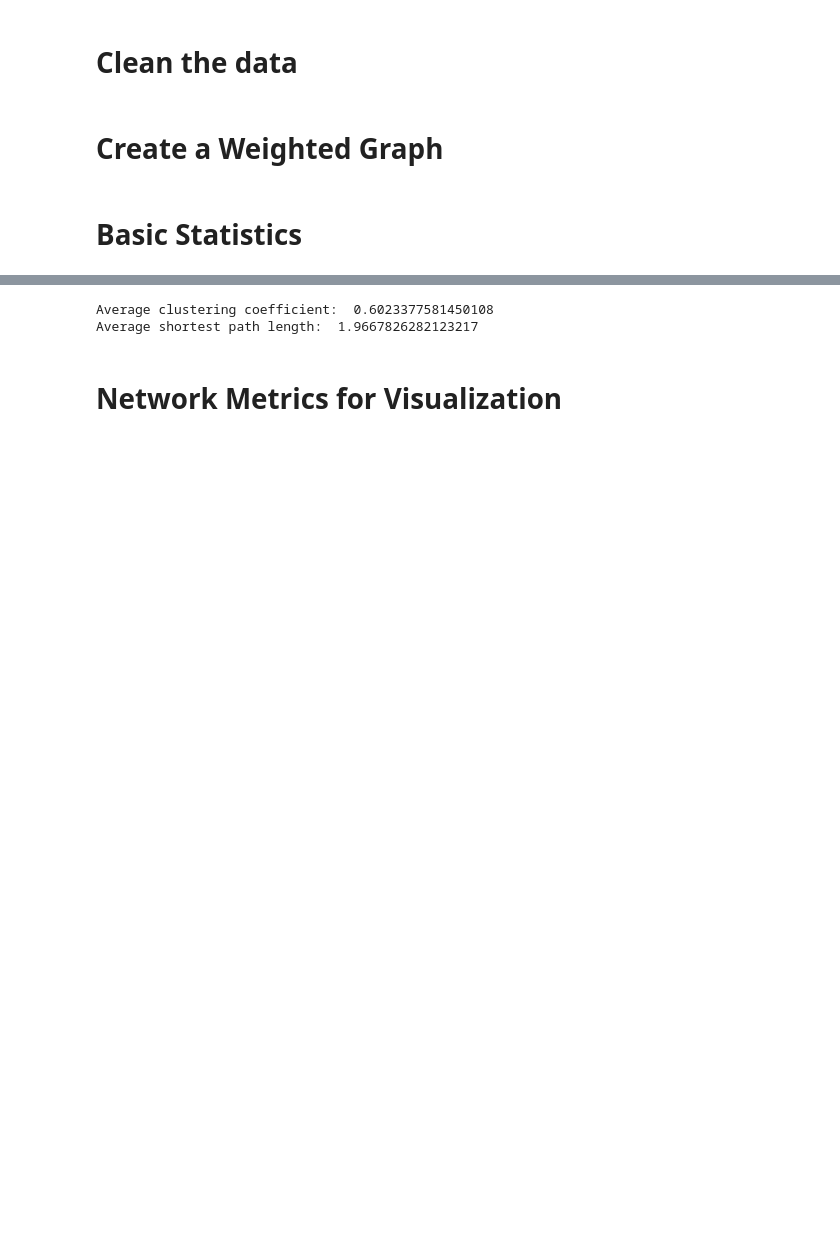
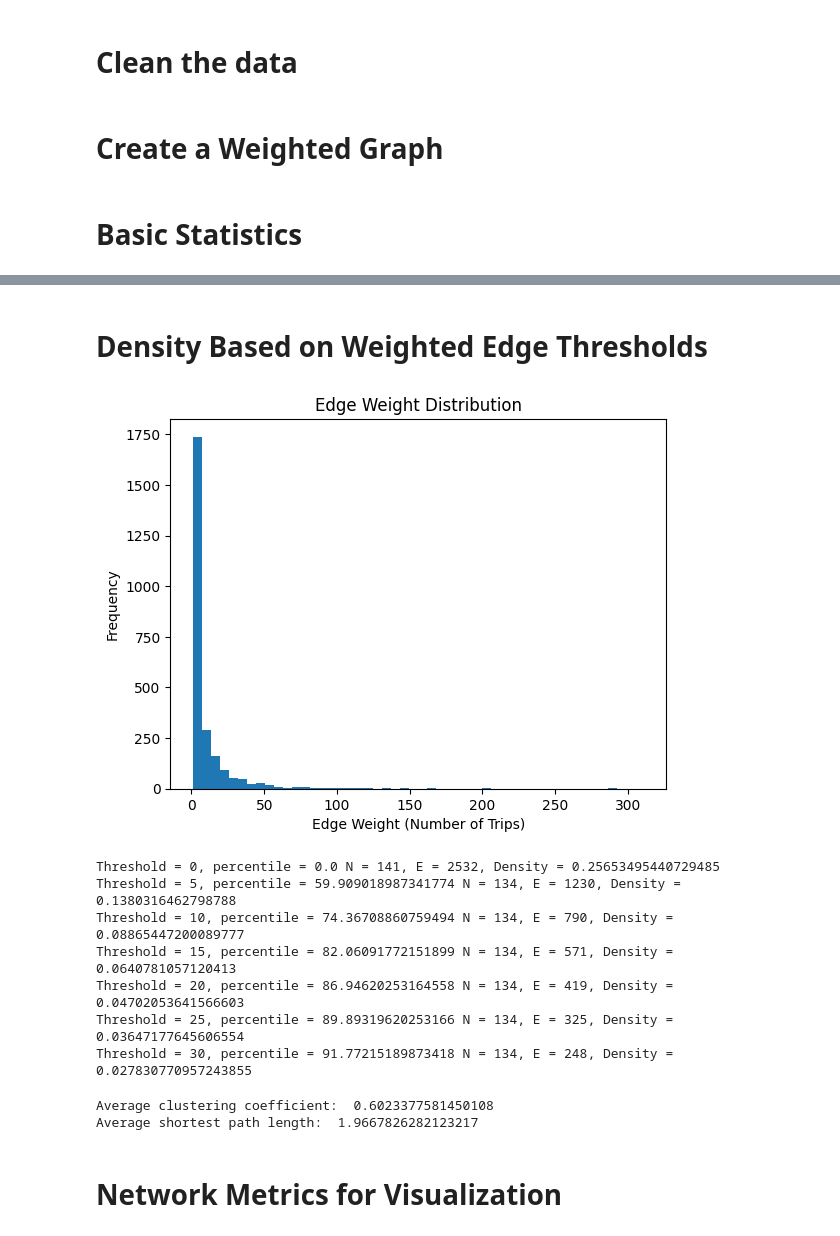
Before and after one commit to jiayizhang123/CPSC672-Project, a Jupyter notebook: Project-citibike.ipynb, the cells around one changed output, grey strips where cells are left out. Drawn from its saved outputs; the diff is of its cells as text; code cells hidden in the pictures; blank space fills up the shorter version.

Commit message:
Added density calculations for various edge weight thresholds

```diff
--- a/Project-citibike.ipynb
+++ b/Project-citibike.ipynb
@@ -124,3 +120,42 @@ plt.show()
+# %% [markdown]
+# Density Based on Weighted Edge Thresholds
+# %%
+
+weights = [weight['weight'] for source, target, weight in G.edges(data=True)]
+weight_filtered_graphs = []
+weight_thresholds = [0, 5, 10, 15, 20, 25, 30]
+percentiles = [percentileofscore(weights, threshold) for threshold in weight_thresholds]
+
+# plot the weight distribution
+plt.figure()
+plt.hist(weights, bins=50)
+plt.xlabel("Edge Weight (Number of Trips)")
+plt.ylabel("Frequency")
+plt.title("Edge Weight Distribution")
+plt.show()
+
+# create graphs for each level of weight threshold
+for weight_threshold in weight_thresholds:
+    filtered_links = links_df[links_df['weight'] >= weight_threshold].copy()
+
+    filtered_graph = nx.from_pandas_edgelist(filtered_links, source='start_station_name', target='end_station_name', edge_attr='weight')
+
+    filtered_graph.add_nodes_from(G.nodes(data=True))
+
+    weight_filtered_graphs.append(filtered_graph)
+
+# report the density of each filtered graph
+for index, graph in enumerate(weight_filtered_graphs):
+    print(f"Threshold = {weight_thresholds[index]}, percentile = {percentiles[index]} N = {graph.number_of_nodes()}, E = {graph.number_of_edges()}, Density = {nx.density(graph)}")
+# %% [output]
+[figure, added]
+Threshold = 0, percentile = 0.0 N = 141, E = 2532, Density = 0.25653495440729485
+Threshold = 5, percentile = 59.909018987341774 N = 134, E = 1230, Density = 0.1380316462798788
+Threshold = 10, percentile = 74.36708860759494 N = 134, E = 790, Density = 0.08865447200089777
+Threshold = 15, percentile = 82.06091772151899 N = 134, E = 571, Density = 0.0640781057120413
+Threshold = 20, percentile = 86.94620253164558 N = 134, E = 419, Density = 0.04702053641566603
+Threshold = 25, percentile = 89.89319620253166 N = 134, E = 325, Density = 0.03647177645606554
+Threshold = 30, percentile = 91.77215189873418 N = 134, E = 248, Density = 0.027830770957243855
 # %%
 # compute average clustering and path length for the real graph
 C = nx.average_clustering(G)
```
Also changed, not shown: parts of 4 cells of this notebook.
